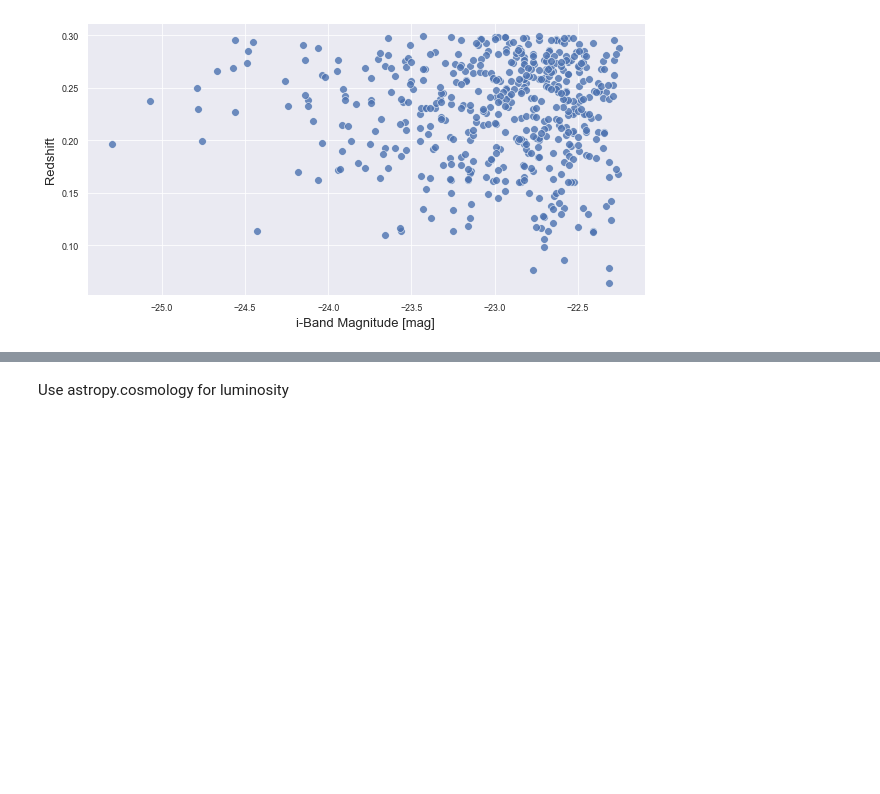
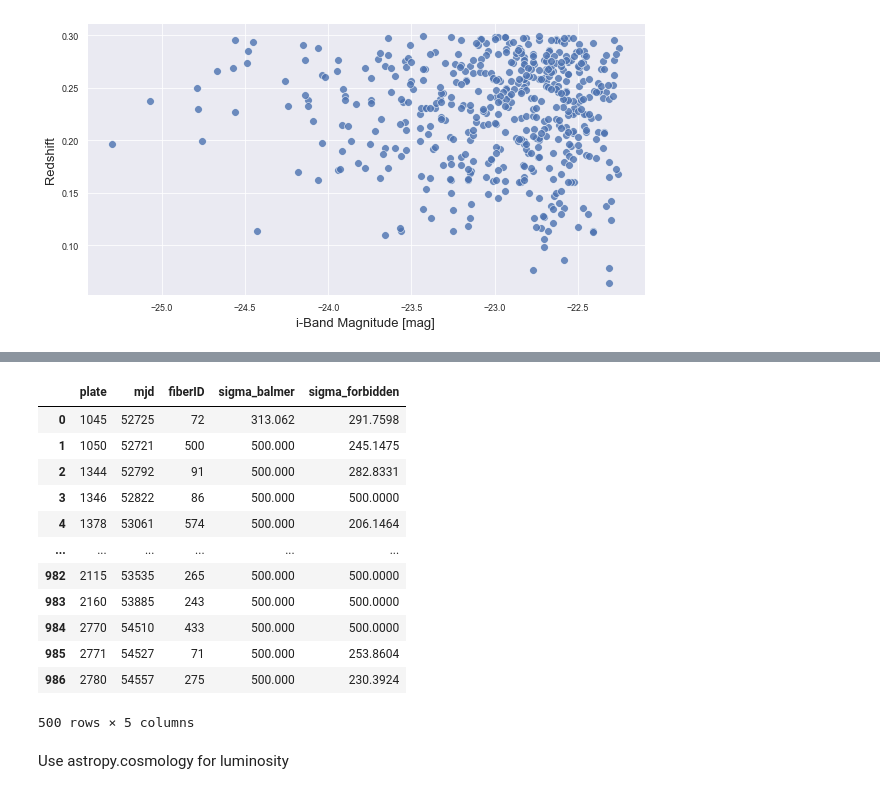
Before and after one commit to NicoGalvarino/AGN_Tutorials_Git, a Jupyter notebook: Tutorial_3_BH_params/Tutorial_3_BH_AD.ipynb, the cells around one changed output, grey strips where cells are left out. Cells and saved outputs as stored; diff of their text form; code cells hidden in the pictures; blank space fills up the shorter version.

Commit message:
Add velocity dispersions

```diff
--- a/Tutorial_3_BH_params/Tutorial_3_BH_AD.ipynb
+++ b/Tutorial_3_BH_params/Tutorial_3_BH_AD.ipynb
@@ -209,3 +242,21 @@ plt.show()
+# %%
+sigmas = pd.read_csv('vel_dispersions.csv', header=1)
+sigmas.drop_duplicates(inplace=True)  # there are two identical rows per object
+sigmas
+# %% [output]
+|  | plate | mjd | fiberID | sigma_balmer | sigma_forbidden |
+| 0 | 1045 | 52725 | 72 | 313.062 | 291.7598 |
+| 1 | 1050 | 52721 | 500 | 500.000 | 245.1475 |
+| 2 | 1344 | 52792 | 91 | 500.000 | 282.8331 |
+| 3 | 1346 | 52822 | 86 | 500.000 | 500.0000 |
+| 4 | 1378 | 53061 | 574 | 500.000 | 206.1464 |
+| ... | ... | ... | ... | ... | ... |
+| 982 | 2115 | 53535 | 265 | 500.000 | 500.0000 |
+| 983 | 2160 | 53885 | 243 | 500.000 | 500.0000 |
+| 984 | 2770 | 54510 | 433 | 500.000 | 500.0000 |
+| 985 | 2771 | 54527 | 71 | 500.000 | 253.8604 |
+| 986 | 2780 | 54557 | 275 | 500.000 | 230.3924 |
+500 rows × 5 columns
 # %% [markdown]
 Use astropy.cosmology for luminosity
 # %% [markdown]
```
Also changed, not shown: parts of 4 cells of this notebook, 4 other files.
